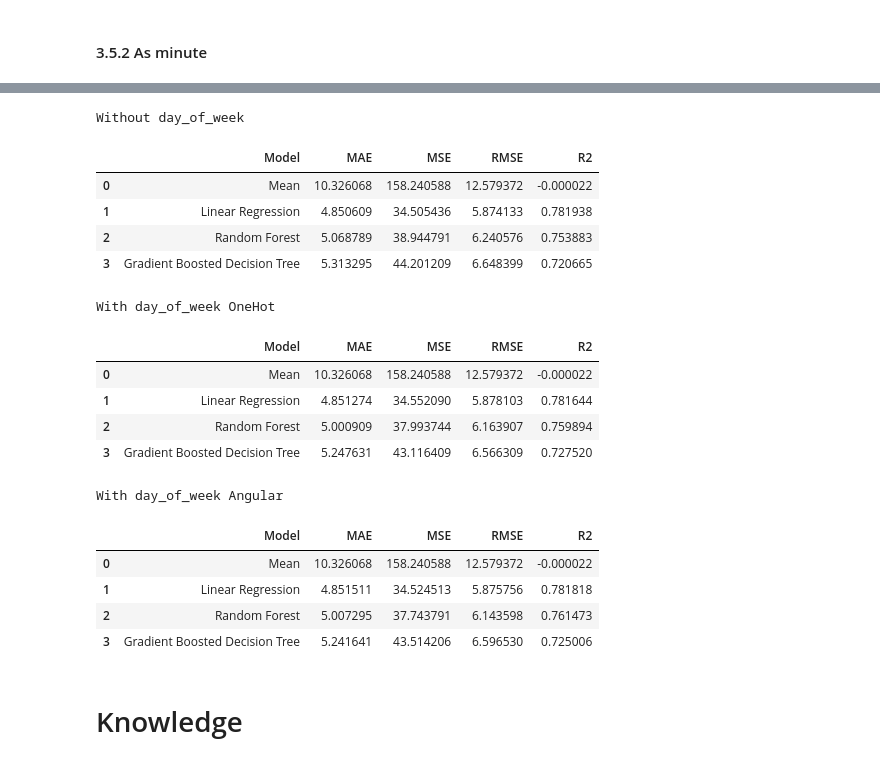
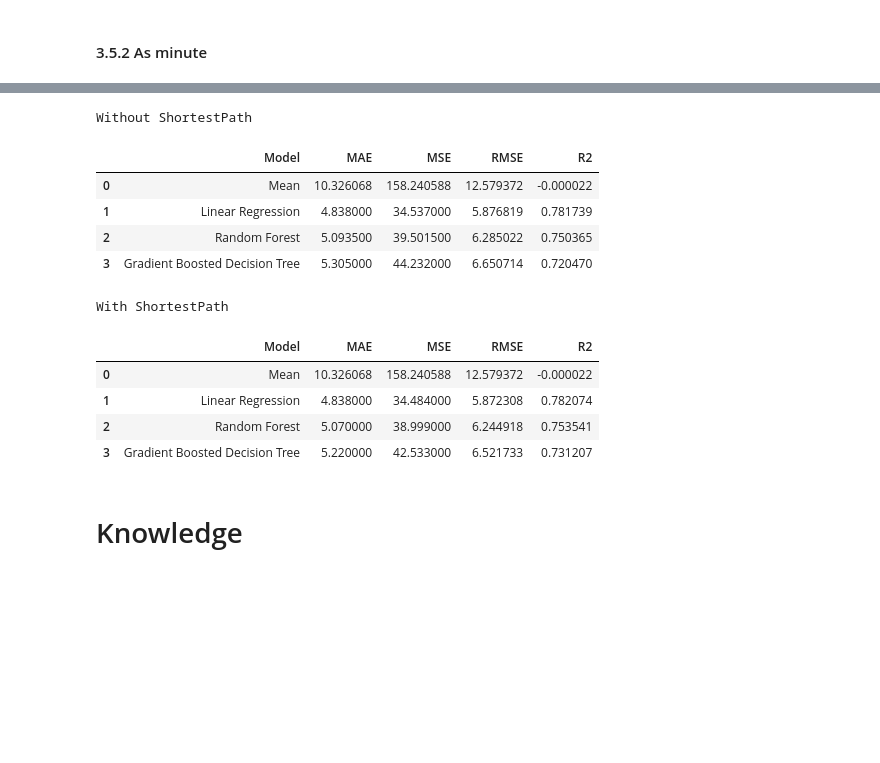
Before and after one commit to multi-order-planning-RBH/predictor, a Jupyter notebook: rbh_delivery.ipynb, the cells around one changed output, grey strips where cells are left out. Saved outputs shown, nothing was run; the diff lists cells and outputs as text; code cells hidden in the pictures; blank space fills up the shorter version.

```diff
--- a/rbh_delivery.ipynb
+++ b/rbh_delivery.ipynb
@@ -312,6 +420,7 @@ for i in range(len(X)):
     lr = LinearRegression()
     lr.fit(Xm_trains[i], ym_trains[i])
     lr_predictions_m = lr.predict(Xm_tests[i])
+    lr_predictions_m = np.round(lr_predictions_m)
 
     MAE  = metrics.mean_absolute_error(ym_tests[i], lr_predictions_m)
     MSE  = metrics.mean_squared_error(ym_tests[i], lr_predictions_m)
@@ -346,6 +453,7 @@ for i in range(len(X)):
     rf = RandomForestRegressor()
     rf.fit(Xm_trains[i], ym_trains[i])
     rf_predictions_m = rf.predict(Xm_tests[i])
+    rf_predictions_m = np.round(rf_predictions_m)
 
     MAE  = metrics.mean_absolute_error(ym_tests[i], rf_predictions_m)
     MSE  = metrics.mean_squared_error(ym_tests[i], rf_predictions_m)
@@ -378,6 +486,7 @@ for i in range(len(X)):
     gbdt = GradientBoostingRegressor(n_estimators=1000, max_depth=7, random_state=0)
     gbdt.fit(Xm_trains[i], ym_trains[i])
     gbdt_predictions_m = gbdt.predict(Xm_tests[i])
+    gbdt_predictions_m = np.round(gbdt_predictions_m)
 
     MAE  = metrics.mean_absolute_error(ym_tests[i], gbdt_predictions_m)
     MSE  = metrics.mean_squared_error(ym_tests[i], gbdt_predictions_m)
@@ -432,0 +526,7 @@ With day_of_week Angular
+# %%
+DataFeats = ["Without ShortestPath", "With ShortestPath"]
+table_names = ["Metrics without ShortestPath as second", "Metrics with ShortestPath as second"]
+for i in range(len(X)):
+    print(DataFeats[i])
+    display(model_metrics_s[i])
+    model_metrics_s[i].to_csv(table_names[i] + ".csv", index=False)
@@ -433,25 +571,21 @@ With day_of_week Angular
 # %%
+table_names = ["Metrics without ShortestPath as minute", "Metrics with ShortestPath as minute"]
 for i in range(len(X)):
     print(DataFeats[i])
     display(model_metrics_m[i])
+    model_metrics_m[i].to_csv(table_names[i] + ".csv", index=False)
 # %% [output]
-Without day_of_week
+Without ShortestPath
 |  | Model | MAE | MSE | RMSE | R2 |
 | 0 | Mean | 10.326068 | 158.240588 | 12.579372 | -0.000022 |
-| 1 | Linear Regression | 4.850609 | 34.505436 | 5.874133 | 0.781938 |
-| 2 | Random Forest | 5.068789 | 38.944791 | 6.240576 | 0.753883 |
-| 3 | Gradient Boosted Decision Tree | 5.313295 | 44.201209 | 6.648399 | 0.720665 |
+| 1 | Linear Regression | 4.838000 | 34.537000 | 5.876819 | 0.781739 |
+| 2 | Random Forest | 5.093500 | 39.501500 | 6.285022 | 0.750365 |
+| 3 | Gradient Boosted Decision Tree | 5.305000 | 44.232000 | 6.650714 | 0.720470 |
-With day_of_week OneHot
+With ShortestPath
 |  | Model | MAE | MSE | RMSE | R2 |
 | 0 | Mean | 10.326068 | 158.240588 | 12.579372 | -0.000022 |
-| 1 | Linear Regression | 4.851274 | 34.552090 | 5.878103 | 0.781644 |
-| 2 | Random Forest | 5.000909 | 37.993744 | 6.163907 | 0.759894 |
-| 3 | Gradient Boosted Decision Tree | 5.247631 | 43.116409 | 6.566309 | 0.727520 |
+| 1 | Linear Regression | 4.838000 | 34.484000 | 5.872308 | 0.782074 |
+| 2 | Random Forest | 5.070000 | 38.999000 | 6.244918 | 0.753541 |
+| 3 | Gradient Boosted Decision Tree | 5.220000 | 42.533000 | 6.521733 | 0.731207 |
-With day_of_week Angular
-|  | Model | MAE | MSE | RMSE | R2 |
-| 0 | Mean | 10.326068 | 158.240588 | 12.579372 | -0.000022 |
-| 1 | Linear Regression | 4.851511 | 34.524513 | 5.875756 | 0.781818 |
-| 2 | Random Forest | 5.007295 | 37.743791 | 6.143598 | 0.761473 |
-| 3 | Gradient Boosted Decision Tree | 5.241641 | 43.514206 | 6.596530 | 0.725006 |
 # %% [markdown]
 # Knowledge
```
Also changed, not shown: parts of 145 cells of this notebook, 42 other files.
